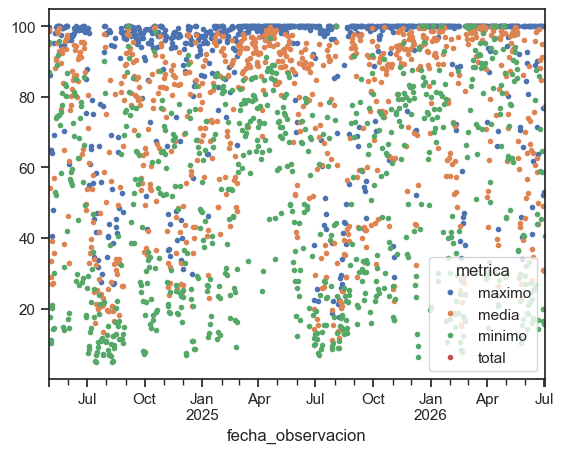
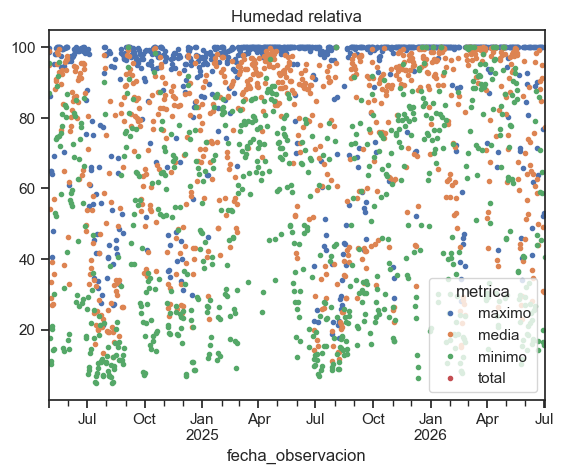
Code edit (unified diff) that turned the first committed figure into the second:
--- before
+++ after
@@ -7,3 +7,3 @@
 
 #Graficamos
-df_hum_plot.plot(style=".")
+df_hum_plot.plot(style=".", title="Humedad relativa")

Commit: títulos de los gráficos